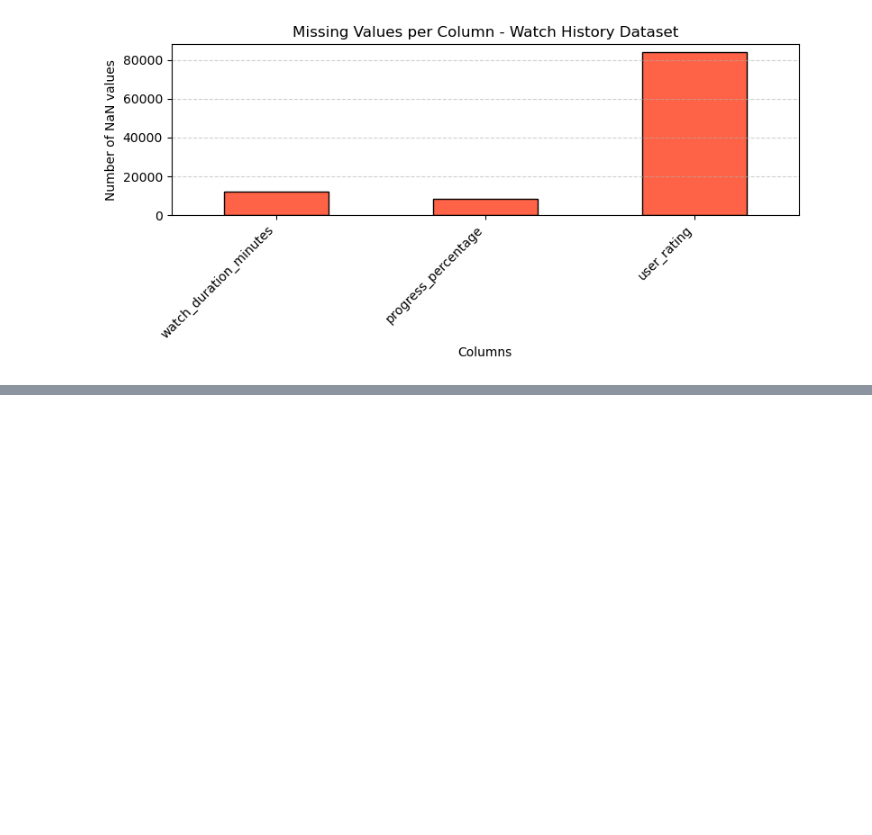
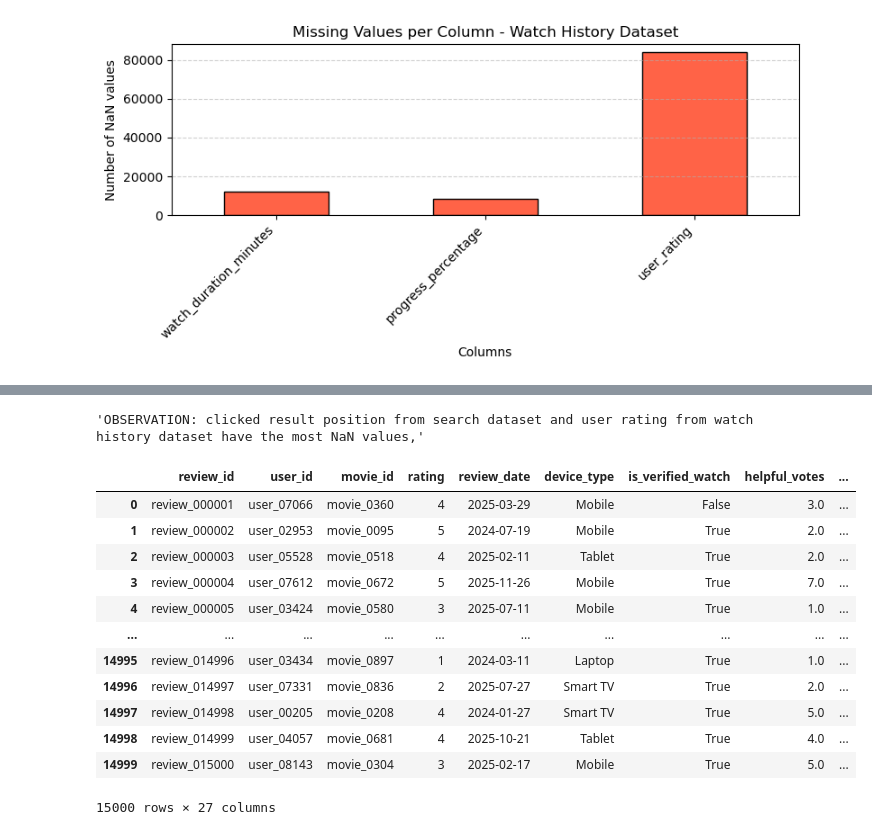
Before and after one commit to vamsik1606/Project_Netflix, a Jupyter notebook: netflix_data_analysis.ipynb, the cells around one changed output, grey strips where cells are left out. Drawn from its saved outputs; the diff is of its cells as text; code cells hidden in the pictures; blank space fills up the shorter version.

```diff
--- a/netflix_data_analysis.ipynb
+++ b/netflix_data_analysis.ipynb
@@ -170,0 +214,4 @@ for name, df in dataframes.items():
+# %%
+'''OBSERVATION: clicked result position from search dataset and user rating from watch history dataset have the most NaN values,'''
+# %% [output]
+'OBSERVATION: clicked result position from search dataset and user rating from watch history dataset have the most NaN values,'
@@ -170,0 +221,17 @@ for name, df in dataframes.items():
+# %%
+review_user_df = reviews_df.merge(users_df, on="user_id", how="left")
+review_user_df
+# %% [output]
+|  | review_id | user_id | movie_id | rating | review_date | device_type | is_verified_watch | helpful_votes | ... |
+| 0 | review_000001 | user_07066 | movie_0360 | 4 | 2025-03-29 | Mobile | False | 3.0 | ... |
+| 1 | review_000002 | user_02953 | movie_0095 | 5 | 2024-07-19 | Mobile | True | 2.0 | ... |
+| 2 | review_000003 | user_05528 | movie_0518 | 4 | 2025-02-11 | Tablet | True | 2.0 | ... |
+| 3 | review_000004 | user_07612 | movie_0672 | 5 | 2025-11-26 | Mobile | True | 7.0 | ... |
+| 4 | review_000005 | user_03424 | movie_0580 | 3 | 2025-07-11 | Mobile | True | 1.0 | ... |
+| ... | ... | ... | ... | ... | ... | ... | ... | ... | ... |
+| 14995 | review_014996 | user_03434 | movie_0897 | 1 | 2024-03-11 | Laptop | True | 1.0 | ... |
+| 14996 | review_014997 | user_07331 | movie_0836 | 2 | 2025-07-27 | Smart TV | True | 2.0 | ... |
+| 14997 | review_014998 | user_00205 | movie_0208 | 4 | 2024-01-27 | Smart TV | True | 5.0 | ... |
+| 14998 | review_014999 | user_04057 | movie_0681 | 4 | 2025-10-21 | Tablet | True | 4.0 | ... |
+| 14999 | review_015000 | user_08143 | movie_0304 | 3 | 2025-02-17 | Mobile | True | 5.0 | ... |
+15000 rows × 27 columns
```
Also changed, not shown: parts of 13 cells of this notebook.
